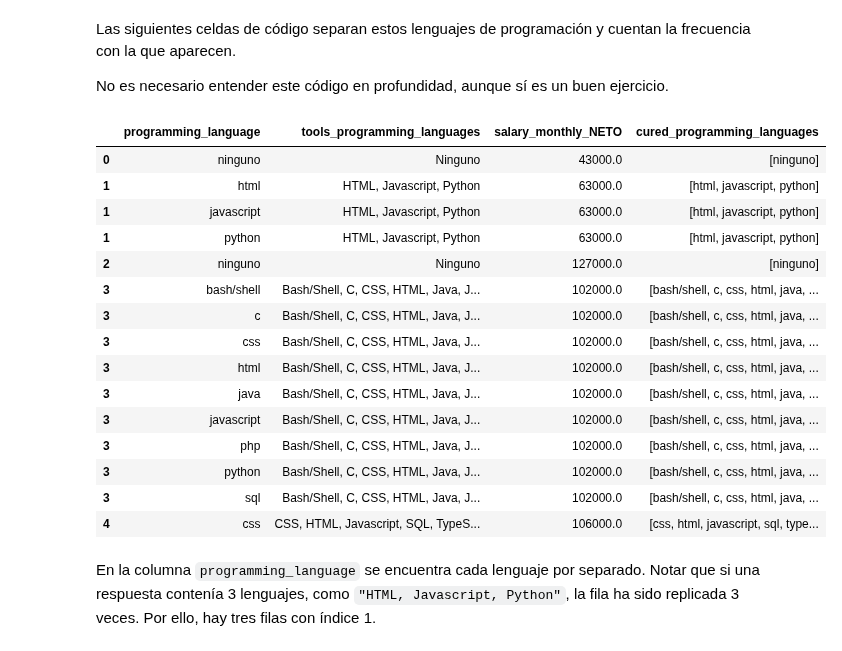
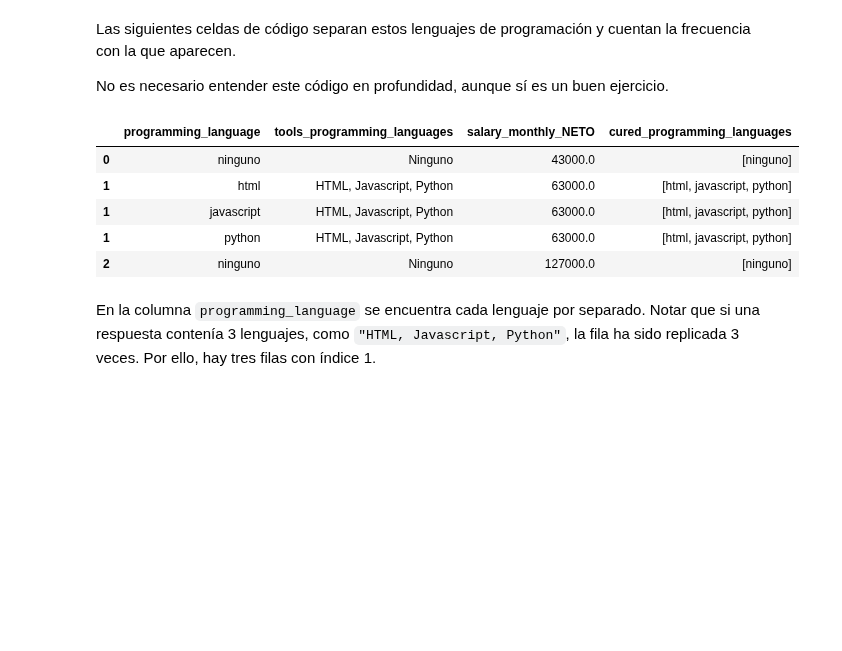
Before and after one commit to Natali-PP/diplodatos2021, a Jupyter notebook: AnalisiYVisualizacion/Entregable_Parte_1.ipynb, the cells around one changed output. Cells and saved outputs as stored; diff of their text form; code cells hidden in the pictures; blank space fills up the shorter version.

```diff
--- a/AnalisiYVisualizacion/Entregable_Parte_1.ipynb
+++ b/AnalisiYVisualizacion/Entregable_Parte_1.ipynb
@@ -85,44 +85,34 @@ def split_languages(languages_str):
   # Split string into list of items
   # Remove spaces and commas for each item
   return [lang.strip().replace(',', '')
           for lang in languages_str.split()]
 
 # Create a new column with the list of languages
 df.loc[:, 'cured_programming_languages'] = df.tools_programming_languages\
     .apply(split_languages)
 if 'cured_programming_languages' not in relevant_columns:
     relevant_columns.append('cured_programming_languages')
 
 # Duplicate each row of df for each programming language
 # mentioned in the response.
 # We only include in df_lang the columns we are going to analyze later, so we
 # don't duplicate innecesary information.
 df_lang = df.cured_programming_languages\
     .apply(pd.Series).stack()\
     .reset_index(level=-1, drop=True).to_frame()\
     .join(df[relevant_columns])\
     .rename(columns={0: 'programming_language'})
 # Horrible programming style! But a lot of data science code can be written with
 # as concatenations of functions (pipelines), and there's no elegant way of
 # doing that on Python.
-df_lang[:15]
+df_lang[:5]
 # %% [output]
 |  | programming_language | tools_programming_languages | salary_monthly_NETO | cured_programming_languages |
 | 0 | ninguno | Ninguno | 43000.0 | [ninguno] |
 | 1 | html | HTML, Javascript, Python | 63000.0 | [html, javascript, python] |
 | 1 | javascript | HTML, Javascript, Python | 63000.0 | [html, javascript, python] |
 | 1 | python | HTML, Javascript, Python | 63000.0 | [html, javascript, python] |
 | 2 | ninguno | Ninguno | 127000.0 | [ninguno] |
-| 3 | bash/shell | Bash/Shell, C, CSS, HTML, Java, J... | 102000.0 | [bash/shell, c, css, html, java, ... |
-| 3 | c | Bash/Shell, C, CSS, HTML, Java, J... | 102000.0 | [bash/shell, c, css, html, java, ... |
-| 3 | css | Bash/Shell, C, CSS, HTML, Java, J... | 102000.0 | [bash/shell, c, css, html, java, ... |
-| 3 | html | Bash/Shell, C, CSS, HTML, Java, J... | 102000.0 | [bash/shell, c, css, html, java, ... |
-| 3 | java | Bash/Shell, C, CSS, HTML, Java, J... | 102000.0 | [bash/shell, c, css, html, java, ... |
-| 3 | javascript | Bash/Shell, C, CSS, HTML, Java, J... | 102000.0 | [bash/shell, c, css, html, java, ... |
-| 3 | php | Bash/Shell, C, CSS, HTML, Java, J... | 102000.0 | [bash/shell, c, css, html, java, ... |
-| 3 | python | Bash/Shell, C, CSS, HTML, Java, J... | 102000.0 | [bash/shell, c, css, html, java, ... |
-| 3 | sql | Bash/Shell, C, CSS, HTML, Java, J... | 102000.0 | [bash/shell, c, css, html, java, ... |
-| 4 | css | CSS, HTML, Javascript, SQL, TypeS... | 106000.0 | [css, html, javascript, sql, type... |
 # %% [markdown]
 En la columna `programming_language` se encuentra cada lenguaje por separado. Notar que si una respuesta contenía 3 lenguajes, como `"HTML, Javascript, Python"`, la fila ha sido replicada 3 veces. Por ello, hay tres filas con índice 1.
 # %%
```
Also changed, not shown: parts of 14 cells of this notebook.
